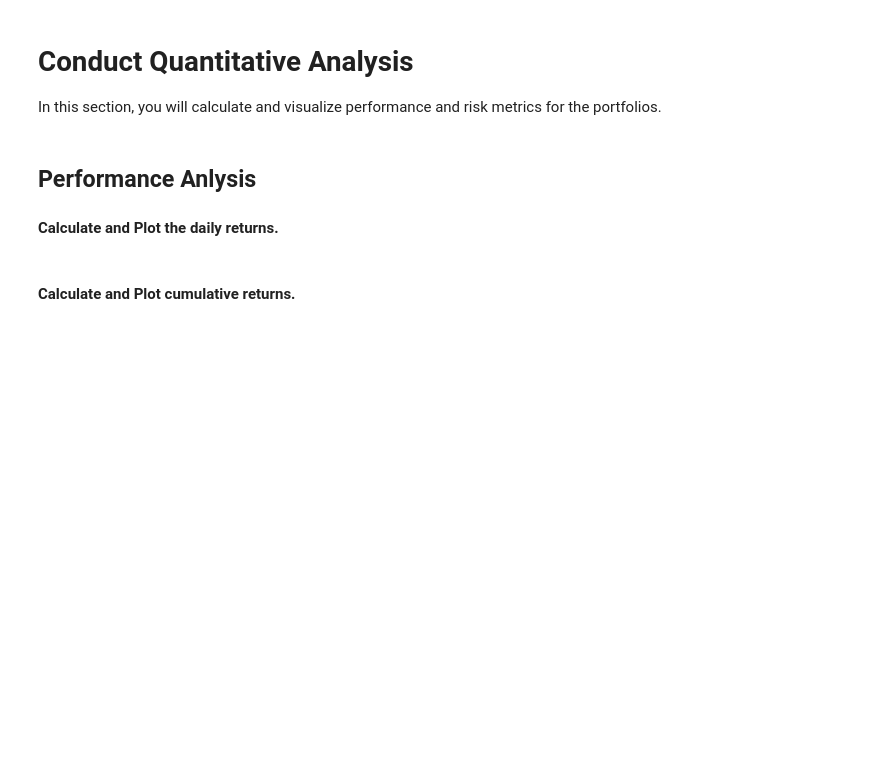
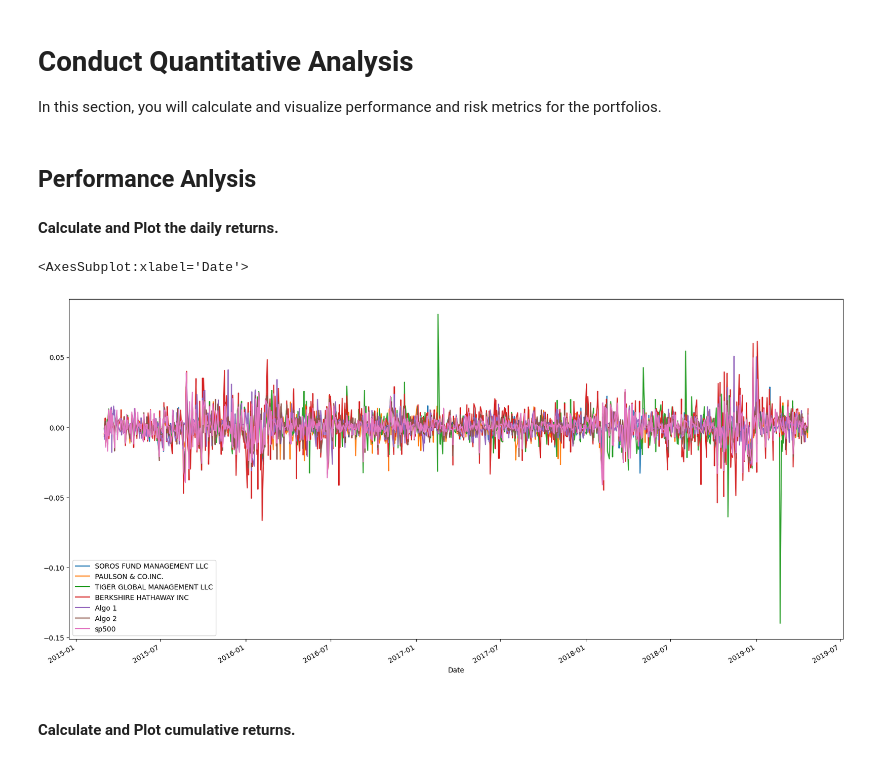
Before and after one commit to scoopcash/Module4, a Jupyter notebook: Starter_Code 2/whale_analysis.ipynb, the cells around one changed output. Saved outputs shown, nothing was run; the diff lists cells and outputs as text; code cells hidden in the pictures; blank space fills up the shorter version.

```diff
--- a/Starter_Code 2/whale_analysis.ipynb
+++ b/Starter_Code 2/whale_analysis.ipynb
@@ -30,6 +30,7 @@ Read the Whale Portfolio daily returns and clean the data
 # %%
 # Reading whale returns
 whale_returns_df = pd.read_csv("../Starter_Code 2/Resources/whale_returns.csv", index_col='Date', infer_datetime_format=True , parse_dates=True)
+whale_returns_df.sort_index(inplace=True)
 whale_returns_df
 # %% [output]
 |  | SOROS FUND MANAGEMENT LLC | PAULSON & CO.INC. | TIGER GLOBAL MANAGEMENT LLC | BERKSHIRE HATHAWAY INC |
@@ -72,6 +73,7 @@ Read the algorithmic daily returns and clean the data
 # %%
 # Reading algorithmic returns
 algo_returns_df = pd.read_csv("../Starter_Code 2/Resources/algo_returns.csv", index_col='Date', infer_datetime_format=True , parse_dates=True)
+algo_returns_df.sort_index(inplace=True)
 algo_returns_df
 # %% [output]
 |  | Algo 1 | Algo 2 |
@@ -206,3 +211,5 @@ sp500_returns_df
 ## Combine Whale, Algorithmic, and S&P 500 Returns
 # %%
 # Join Whale Returns, Algorithmic Returns, and the S&P 500 Returns into a single DataFrame with columns for each portfolio's returns.
+portfolios_returns_df = pd.concat([whale_returns_df,algo_returns_df,sp500_returns_df], axis=1 , join='inner')
+portfolios_returns_df.head()
@@ -218,6 +233,10 @@ In this section, you will calculate and visualize performance and risk metrics f
 #### Calculate and Plot the daily returns.
 # %%
 # Plot daily returns of all portfolios
+portfolios_returns_df.plot(figsize=(20,10))
+# %% [output]
+<AxesSubplot:xlabel='Date'>
+[figure, added]
 # %% [markdown]
 #### Calculate and Plot cumulative returns.
 # %%
```
Also changed, not shown: parts of 5 cells of this notebook.
